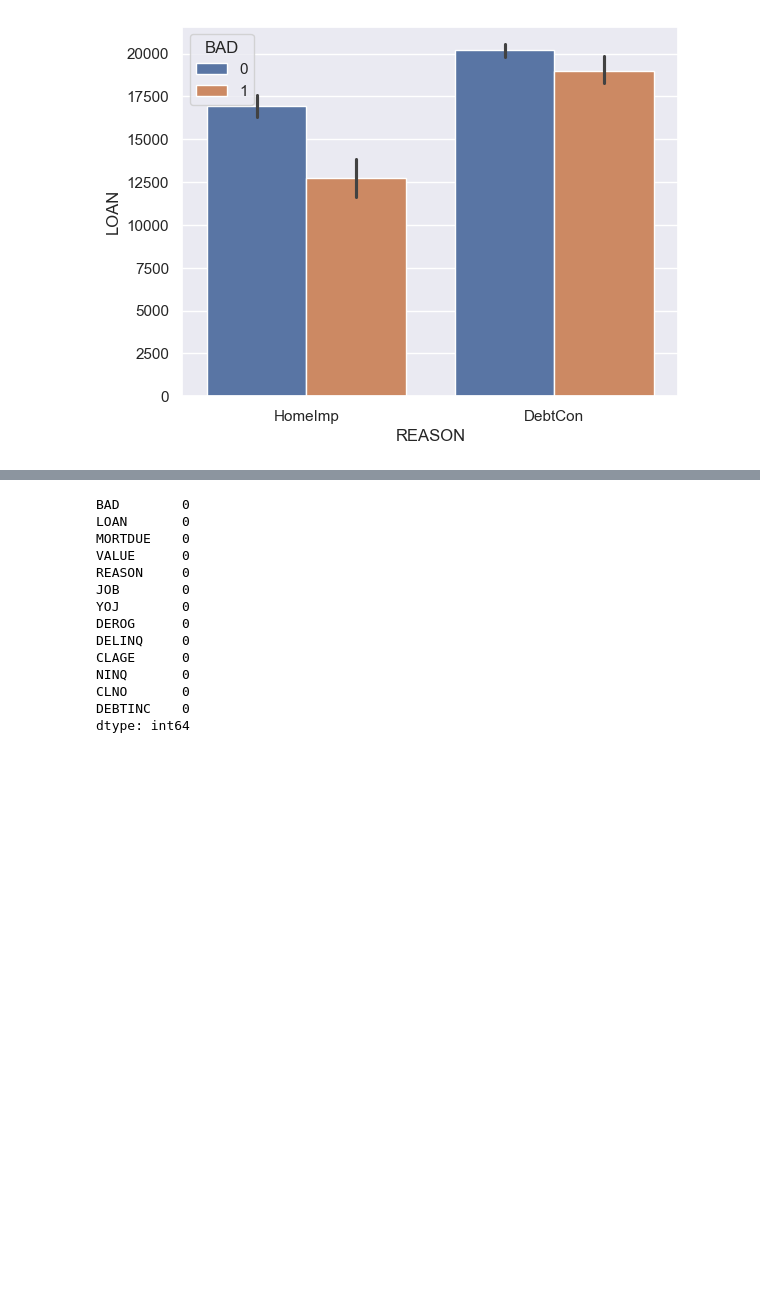
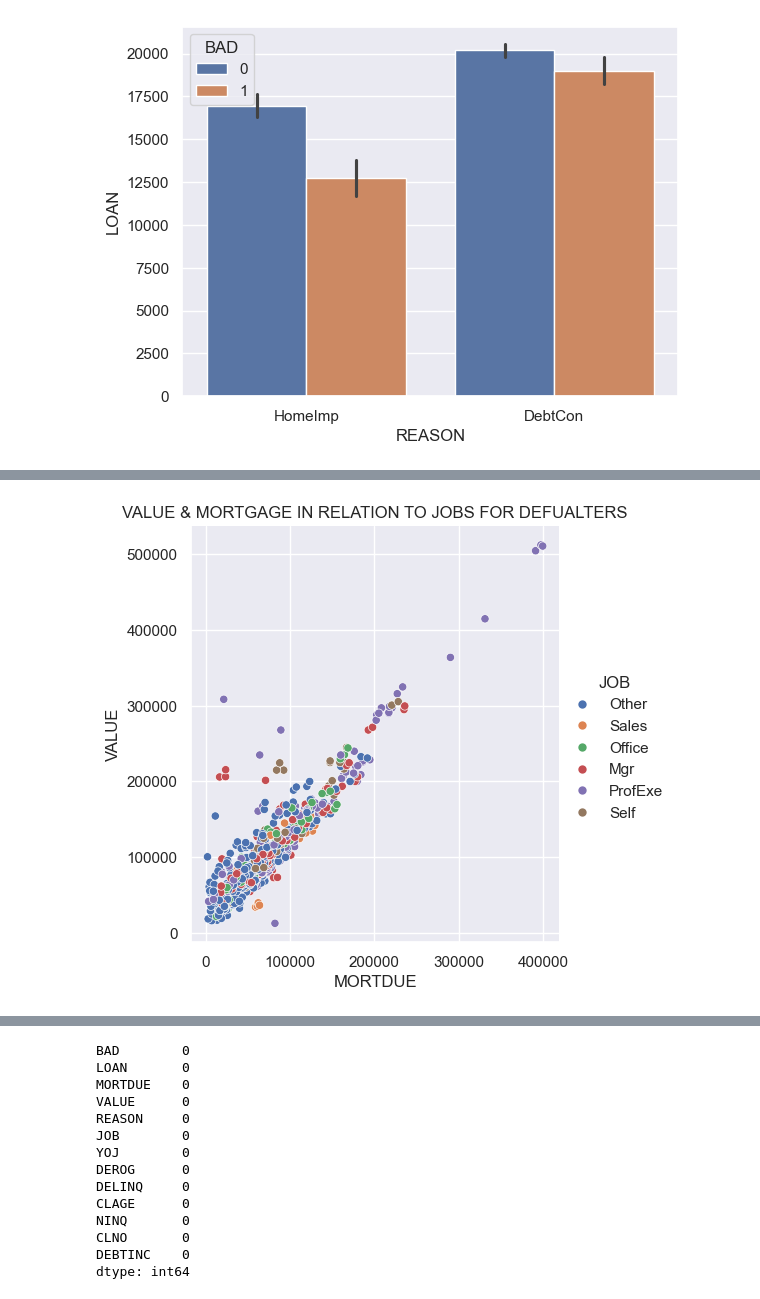
Before and after one commit to SmogJ/3MTT_Project_Loan_Default_Predicton, a Jupyter notebook: hmeq_loan_default_prediction.ipynb, the cells around one changed output, grey strips where cells are left out. Cells and saved outputs as stored; diff of their text form; code cells hidden in the pictures; blank space fills up the shorter version.

```diff
--- a/hmeq_loan_default_prediction.ipynb
+++ b/hmeq_loan_default_prediction.ipynb
@@ -123,0 +149,6 @@ pos_cor_loan_value_fig.savefig("./plots/relation_loan_value.png")
+# %%
+rel_value_mortdue = sns.relplot(default, x="MORTDUE", y="VALUE", hue="JOB")
+plt.title("VALUE & MORTGAGE IN RELATION TO JOBS FOR DEFUALTERS")
+rel_value_mortdue.savefig("./plots/rel_value_mortdue_def.png")
+# %% [output]
+[figure, added]
```
Also changed, not shown: parts of 27 cells of this notebook, 11 other files.
